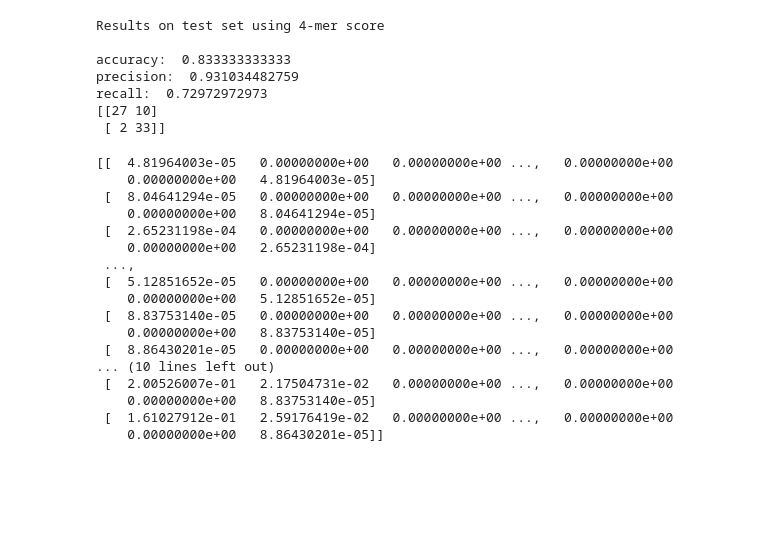
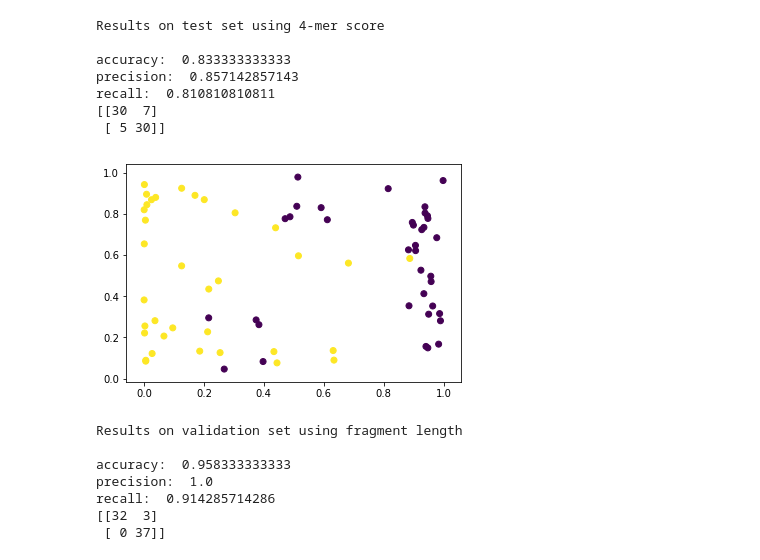
Before and after one commit to bx3/EE595, a Jupyter notebook: supervised_learning.ipynb, the cells around one changed output. Cells and saved outputs as stored; diff of their text form; code cells hidden in the pictures; blank space fills up the shorter version.

Commit message:
Tried using SVM for all featues. Edited presentation a little bit.

```diff
--- a/supervised_learning.ipynb
+++ b/supervised_learning.ipynb
@@ -219,41 +227,60 @@ recall:  0.914285714286
 # %%
 # fragment length
 # on test set
 test_pred = (logistic_regr.predict(L_test))
 test_pred_l = list((test_pred.astype('float')).astype('int'))
 label_test_l = list((label_test.astype('float')).astype('int'))
 
+probs = logistic_regr.predict_proba(L_test)
+
 print("Results on test set using 4-mer score\n")
 
 seqh.evaluate_result(label_test_l, test_pred_l)
+
+#plot the probability
+plt.scatter(probs[:,0],np.random.rand(72),c=label_test)
+plt.show()
 # %% [output]
 Results on test set using 4-mer score
 
 accuracy:  0.833333333333
-precision:  0.931034482759
-recall:  0.72972972973
-[[27 10]
- [ 2 33]]
+precision:  0.857142857143
+recall:  0.810810810811
+[[30  7]
+ [ 5 30]]
+[figure, added]
-# %%
-#concatenate all of the features together
-tmpA = np.concatenate((Q,L),axis=1)
-print(L)
-print(tmpA)
-# %% [output]
-[[  4.81964003e-05   0.00000000e+00   0.00000000e+00 ...,   0.00000000e+00
-    0.00000000e+00   4.81964003e-05]
- [  8.04641294e-05   0.00000000e+00   0.00000000e+00 ...,   0.00000000e+00
-    0.00000000e+00   8.04641294e-05]
- [  2.65231198e-04   0.00000000e+00   0.00000000e+00 ...,   0.00000000e+00
-    0.00000000e+00   2.65231198e-04]
- ...,
- [  5.12851652e-05   0.00000000e+00   0.00000000e+00 ...,   0.00000000e+00
-    0.00000000e+00   5.12851652e-05]
- [  8.83753140e-05   0.00000000e+00   0.00000000e+00 ...,   0.00000000e+00
-    0.00000000e+00   8.83753140e-05]
- [  8.86430201e-05   0.00000000e+00   0.00000000e+00 ...,   0.00000000e+00
-... (10 lines left out)
- [  2.00526007e-01   2.17504731e-02   0.00000000e+00 ...,   0.00000000e+00
-    0.00000000e+00   8.83753140e-05]
- [  1.61027912e-01   2.59176419e-02   0.00000000e+00 ...,   0.00000000e+00
-    0.00000000e+00   8.86430201e-05]]
+# %%
+#concatenate all of the features together
+tmpA = np.concatenate((Q,L),axis=1)
+A = np.concatenate((tmpA,F),axis=1)
+
+# logistic regression, 0.6 training, 0.2 validation, 0.2 testing
+A_train, A_test, label_train, label_test = \
+    train_test_split(A,label,test_size=0.4, random_state=42)
+
+A_valid, A_test, label_valid, label_test = \
+    train_test_split(A_test, label_test,test_size=0.5, random_state=42)
+
+C = 100000000000 # large C -> no regularization
+logistic_regr = LogisticRegression(penalty='l2', C=C)
+
+val_pred_list = []
+logistic_regr.fit(A_train, label_train)
+
+# fragment length
+# on validation set
+valid_pred = (logistic_regr.predict(A_valid))
+valid_pred_l = list((valid_pred.astype('float')).astype('int'))
+label_valid_l = list((label_valid.astype('float')).astype('int'))
+
+print("Results on validation set using fragment length\n")
+
+seqh.evaluate_result(label_valid_l, valid_pred_l)
+# %% [output]
+Results on validation set using fragment length
+
+accuracy:  0.958333333333
+precision:  1.0
+recall:  0.914285714286
+[[32  3]
+ [ 0 37]]
```
Also changed, not shown: parts of 8 cells of this notebook, 3 other files.
